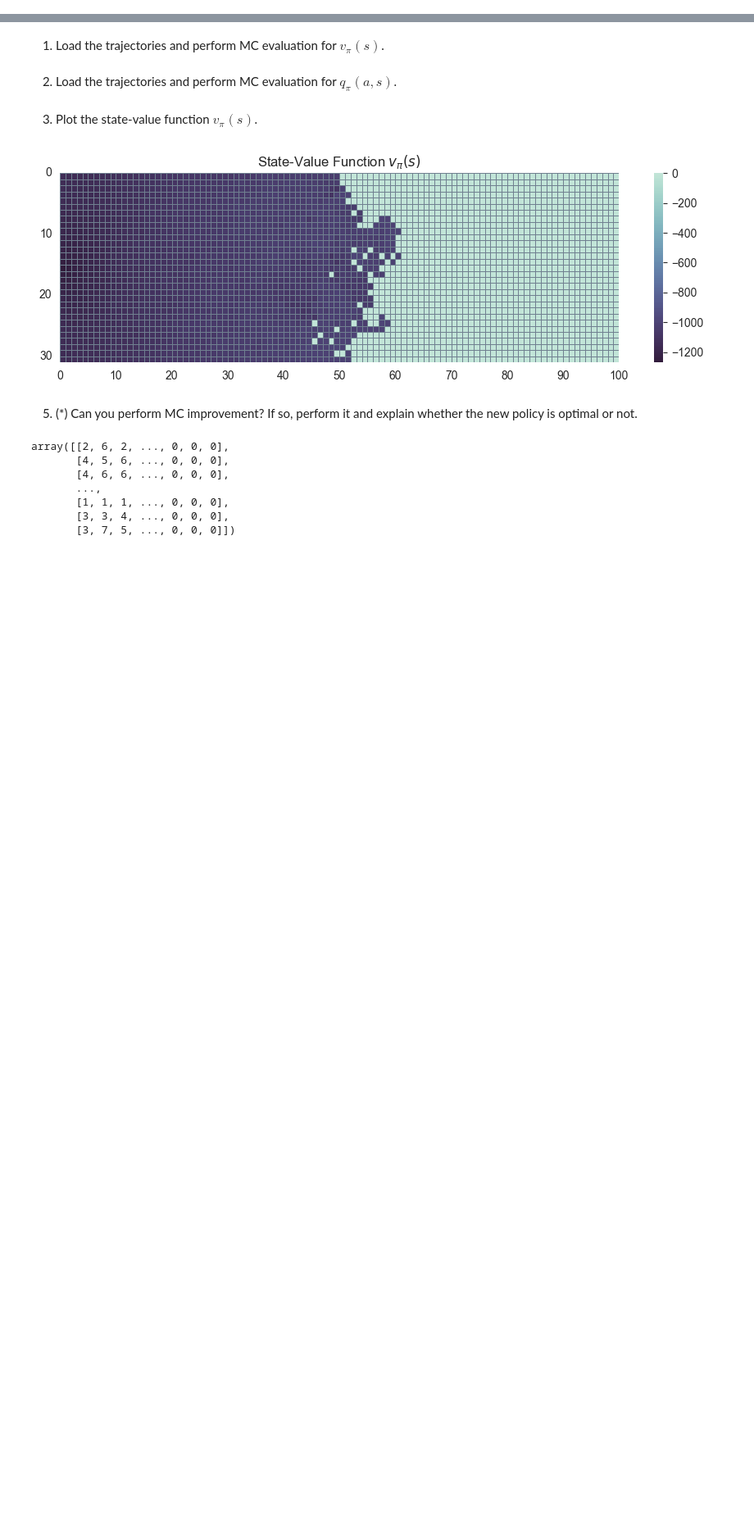
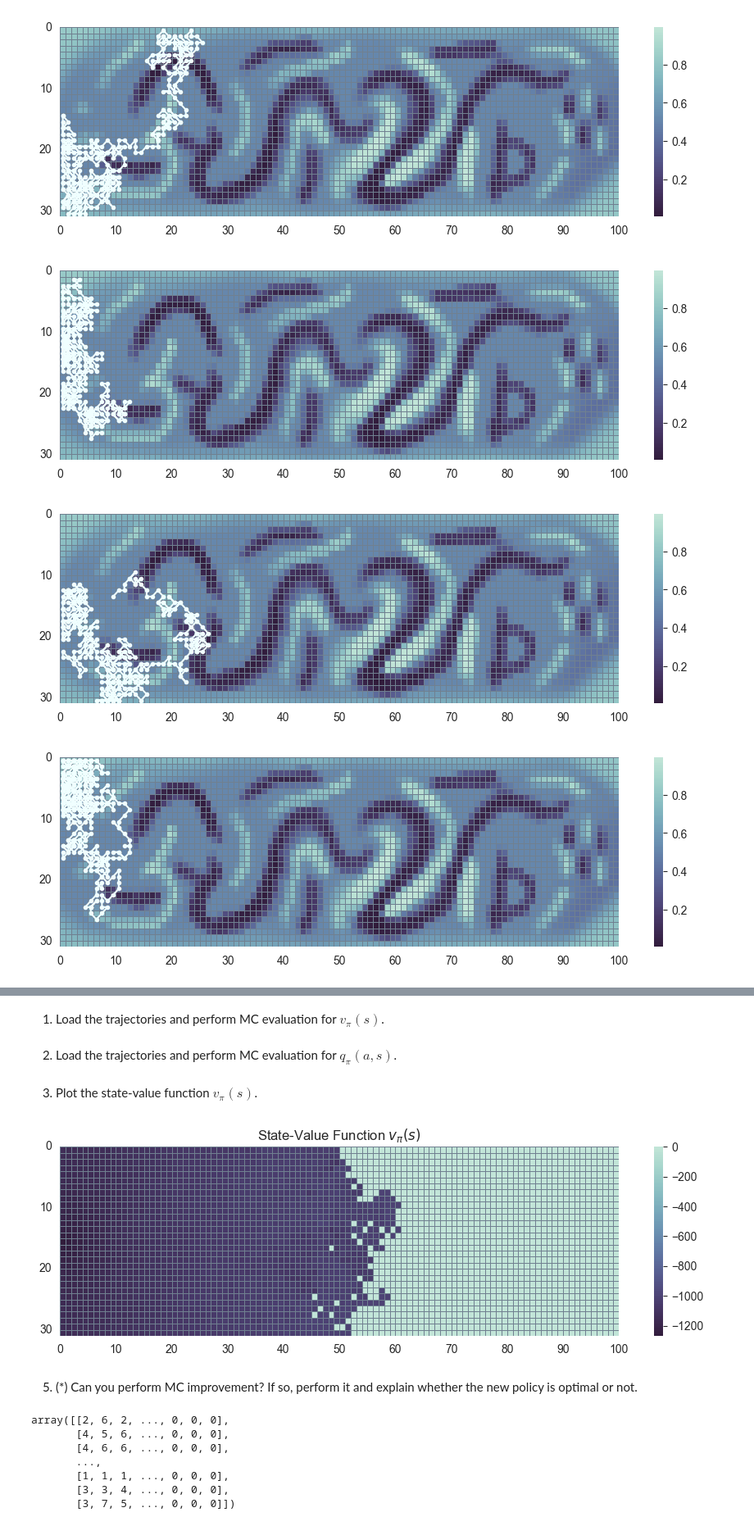
Before and after one commit to kuimetra/reinforcement_learning, a Jupyter notebook: problem_set3/main.ipynb, the cells around one changed output, grey strips where cells are left out. Shown at 82% size. Saved outputs shown, nothing was run; the diff lists cells and outputs as text; code cells hidden in the pictures; blank space fills up the shorter version.

```diff
--- a/problem_set3/main.ipynb
+++ b/problem_set3/main.ipynb
@@ -15,0 +18,21 @@ with open('trajectories.pickle', 'rb') as fd:
+# %%
+def plot_trajectory(trajectory, title=""):
+    custom_cmap = sns.cubehelix_palette(start=.5, rot=-.5, reverse=True, as_cmap=True)
+    plt.figure(figsize=(11, 3))
+    sns.heatmap(env.unwrapped.MAP, cmap=custom_cmap, linewidths=0.5, linecolor='slategrey')
+
+    trajectory = np.array(trajectory)
+    plt.plot(trajectory[:, 1] + 0.5, trajectory[:, 0] + 0.5, color='azure', marker='.')
+    plt.title(title)
+    plt.xticks(ticks=[*range(0, 101, 10)], labels=[*range(0, 101, 10)])
+    plt.yticks(ticks=[*range(0, 31, 10)], labels=[*range(0, 31, 10)])
+
+    plt.show()
+# %%
+for i in range(5):
+    plot_trajectory([t[0] for t in D[i]])
+# %% [output]
+[figure, added]
+[figure, added]
+[figure, added]
+[figure, added]
```
Also changed, not shown: parts of 10 cells of this notebook.
